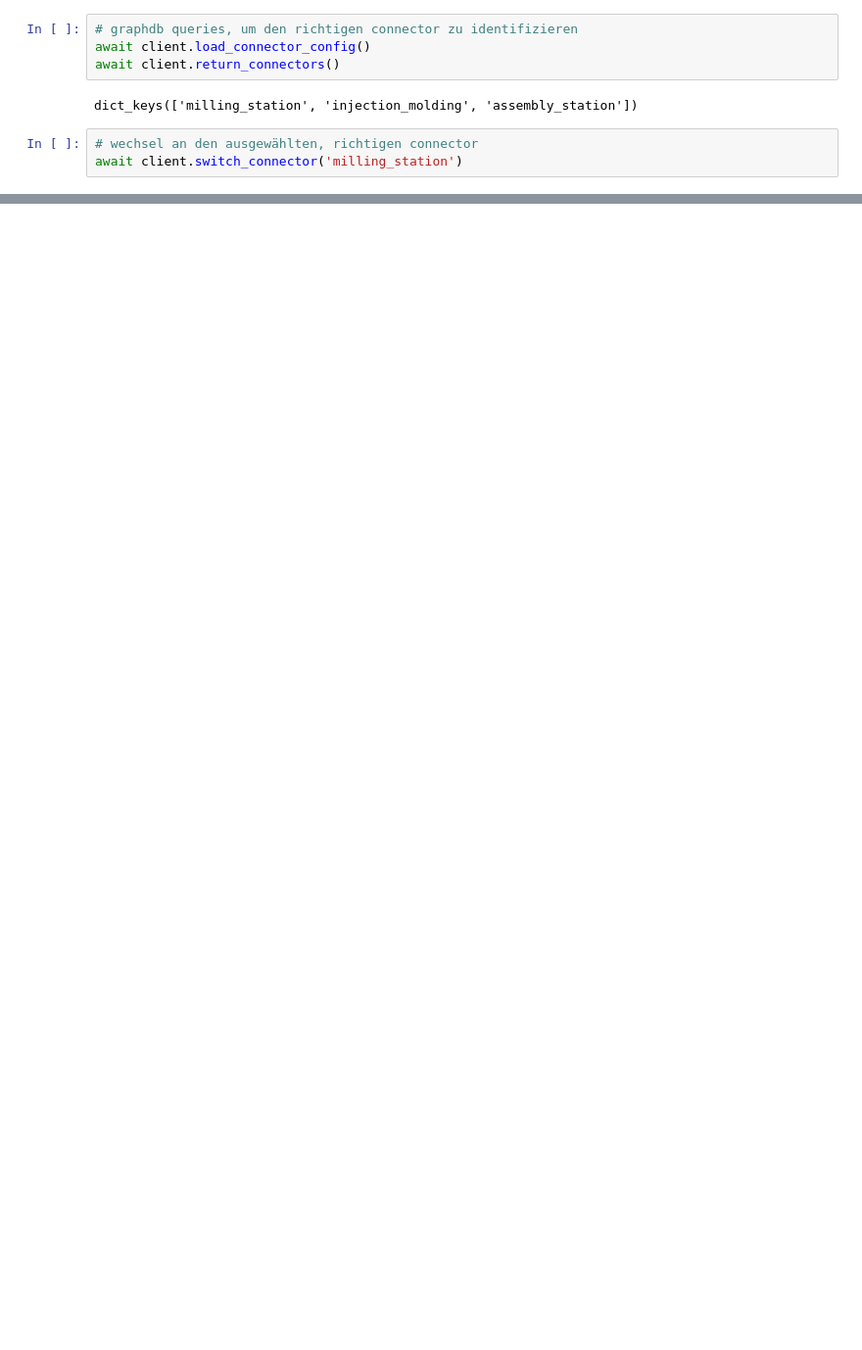
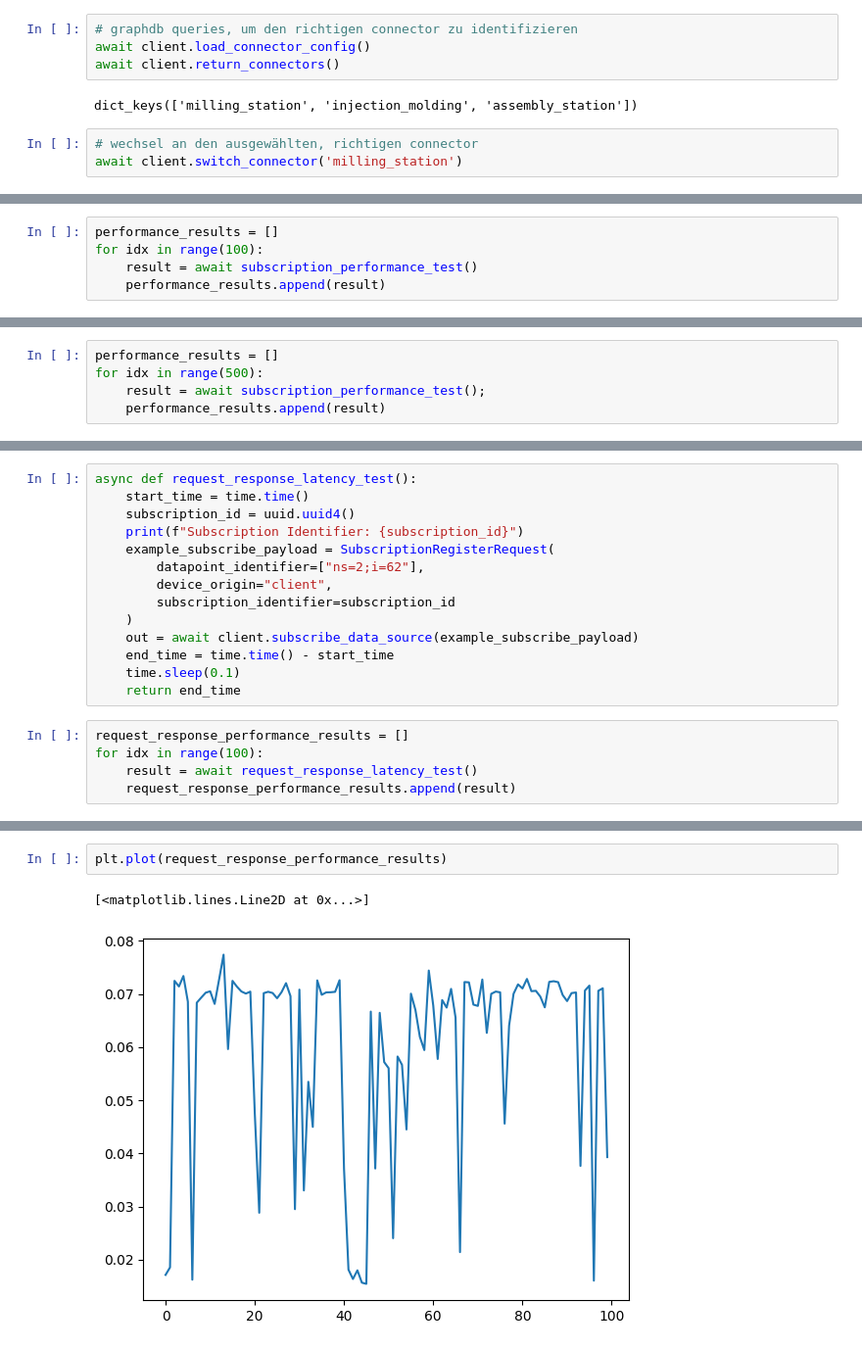
Before and after one commit to manufacturing-data-fabric/client, a Jupyter notebook: notebooks/Subscribe_Workflow.ipynb, the cells around one changed output, grey strips where cells are left out. Shown at 98% size. Drawn from its saved outputs; the diff is of its cells as text; blank space fills up the shorter version.

```diff
--- a/notebooks/Subscribe_Workflow.ipynb
+++ b/notebooks/Subscribe_Workflow.ipynb
@@ -58,0 +149,5 @@ SubscriptionRegisterRequest.model_json_schema()
+# %%
+performance_results = []
+for idx in range(100):
+    result = await subscription_performance_test()
+    performance_results.append(result)
@@ -58,0 +183,5 @@ SubscriptionRegisterRequest.model_json_schema()
+# %%
+performance_results = []
+for idx in range(500):
+    result = await subscription_performance_test();
+    performance_results.append(result)
@@ -58,0 +206,19 @@ SubscriptionRegisterRequest.model_json_schema()
+# %%
+async def request_response_latency_test():
+    start_time = time.time()
+    subscription_id = uuid.uuid4()
+    print(f"Subscription Identifier: {subscription_id}")
+    example_subscribe_payload = SubscriptionRegisterRequest(
+        datapoint_identifier=["ns=2;i=62"],
+        device_origin="client",
+        subscription_identifier=subscription_id
+    )
+    out = await client.subscribe_data_source(example_subscribe_payload)
+    end_time = time.time() - start_time
+    time.sleep(0.1)
+    return end_time
+# %%
+request_response_performance_results = []
+for idx in range(100):
+    result = await request_response_latency_test()
+    request_response_performance_results.append(result)
@@ -58,0 +243,5 @@ SubscriptionRegisterRequest.model_json_schema()
+# %%
+plt.plot(request_response_performance_results)
+# %% [output]
+[<matplotlib.lines.Line2D at 0x...>]
+[figure, added]
```
Also changed, not shown: parts of 15 cells of this notebook, 5 other files.
